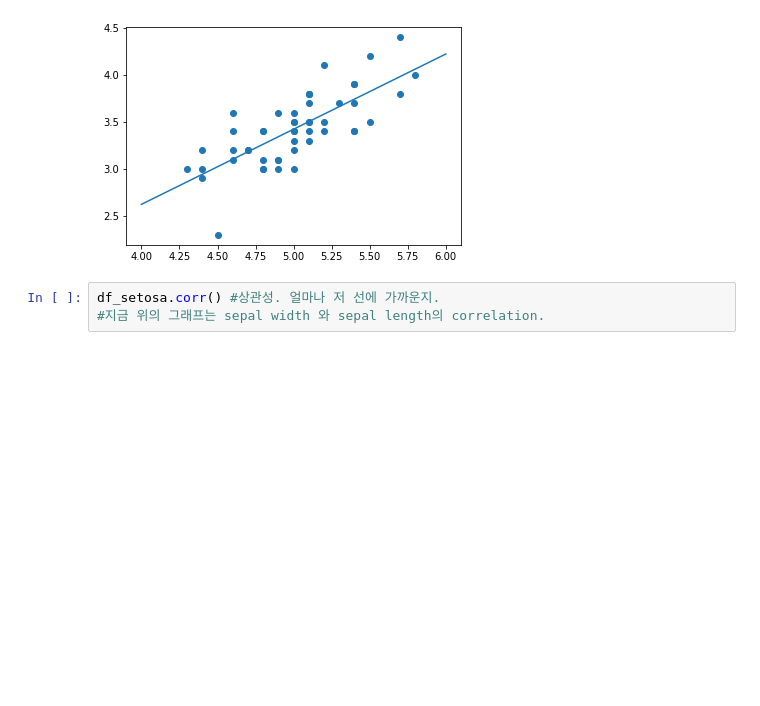
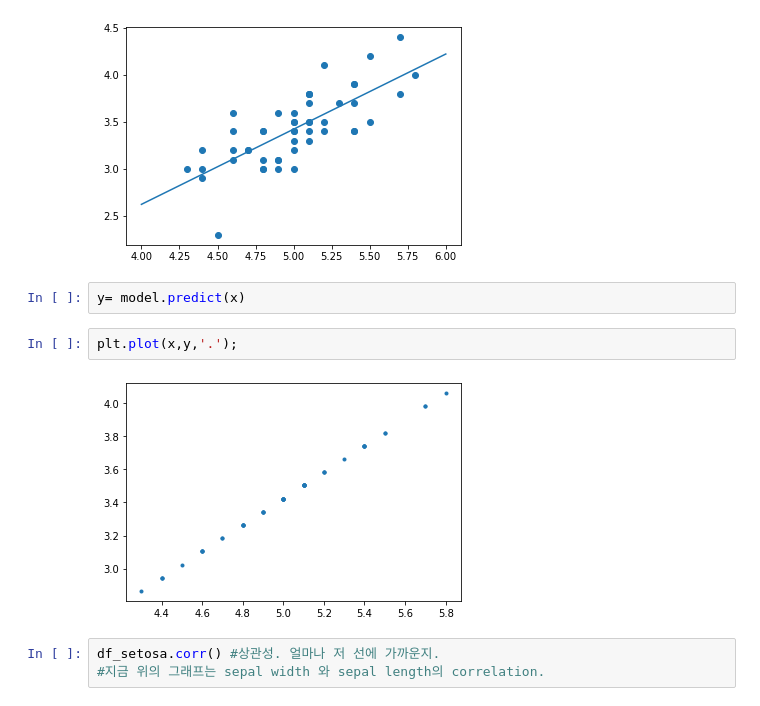
Before and after one commit to YunjiSon/2022class.spring, a Jupyter notebook: scikit_learn.ipynb, the cells around one changed output. Saved outputs shown, nothing was run; the diff lists cells and outputs as text; blank space fills up the shorter version.

```diff
--- a/scikit_learn.ipynb
+++ b/scikit_learn.ipynb
@@ -197,6 +197,12 @@ plt.scatter(x,y)
 plt.plot(xfit, yfit); #디폴트가 선. yfit 옆에다 '.'하면 점선 찍힘.
 # %% [output]
 [figure]
+# %%
+y= model.predict(x)
+# %%
+plt.plot(x,y,'.');
+# %% [output]
+[figure, added]
 # %%
 df_setosa.corr() #상관성. 얼마나 저 선에 가까운지.
 #지금 위의 그래프는 sepal width 와 sepal length의 correlation.
```
